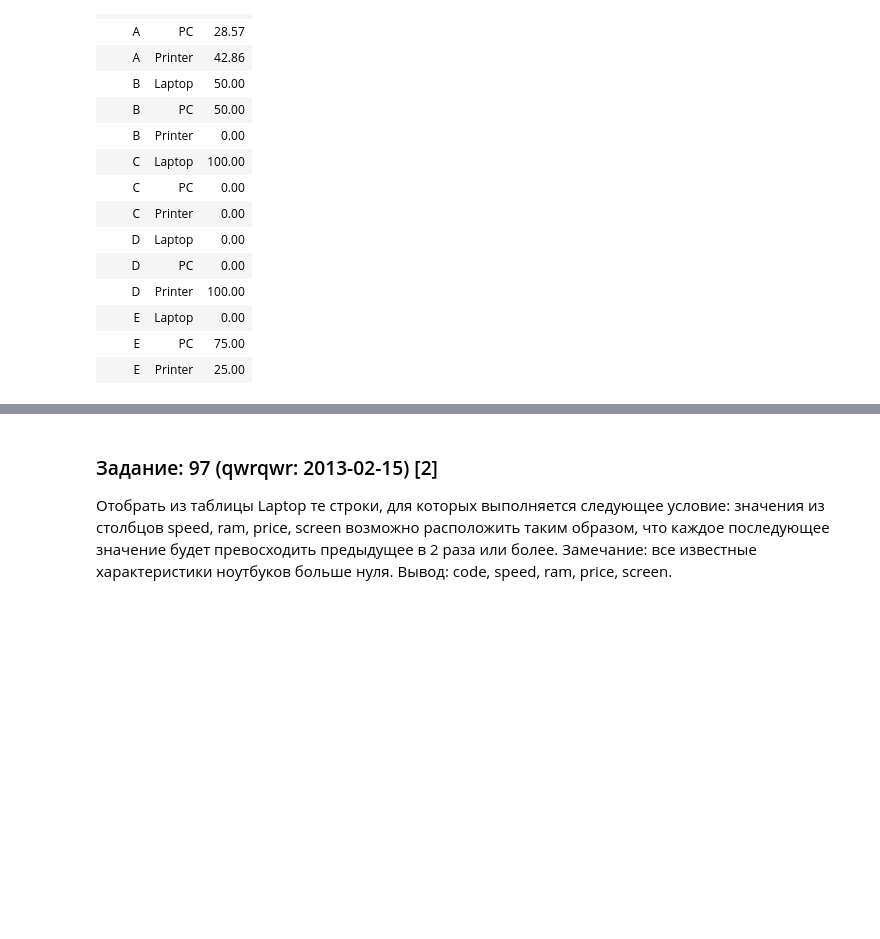
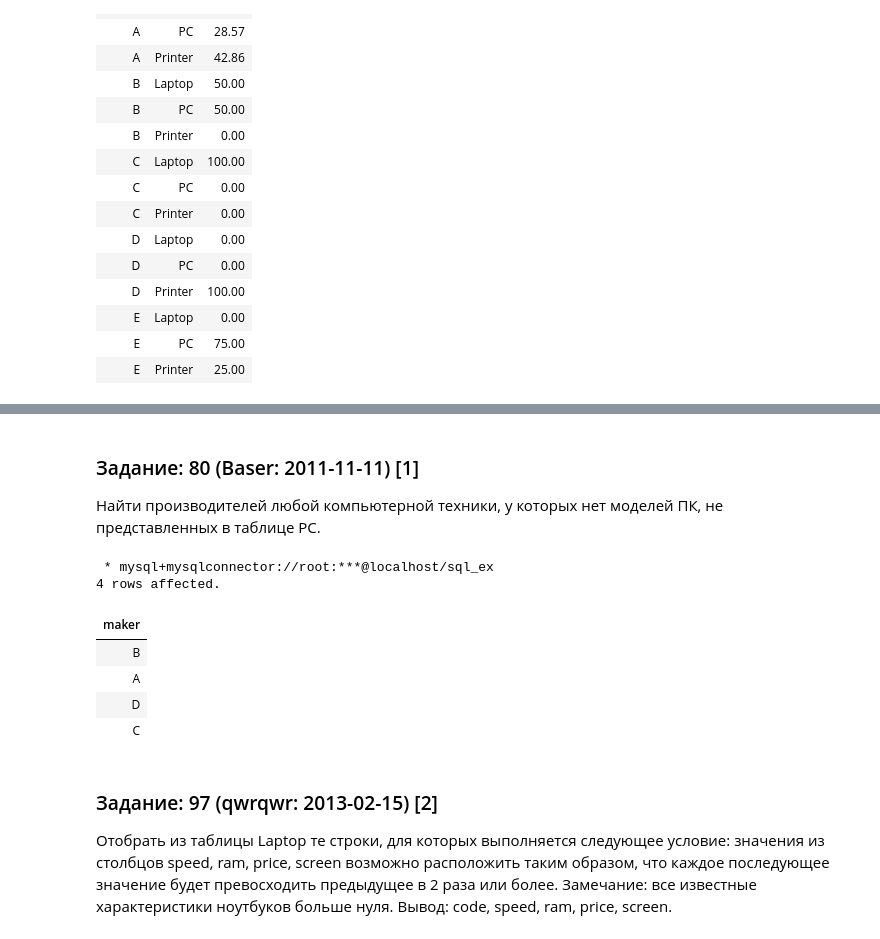
Before and after one commit to dided-s/sql-ex, a Jupyter notebook: select-training/computer-firm/tasks.ipynb, the cells around one changed output, grey strips where cells are left out. Saved outputs shown, nothing was run; the diff lists cells and outputs as text; code cells hidden in the pictures; blank space fills up the shorter version.

```diff
--- a/select-training/computer-firm/tasks.ipynb
+++ b/select-training/computer-firm/tasks.ipynb
@@ -697,3 +788,25 @@ SELECT all_makers_types.maker,
+# %% [markdown]
+### Задание: 80 (Baser: 2011-11-11) [1]
+Найти производителей любой компьютерной техники, у которых нет моделей ПК, не представленных в таблице PC.
+# %%
+%%sql
+SELECT maker
+  FROM product
+
+EXCEPT
+
+SELECT maker
+  FROM product
+ WHERE type = 'pc'
+   AND model NOT IN (SELECT model FROM pc);
+# %% [output]
+ * mysql+mysqlconnector://root:***@localhost/sql_ex
+4 rows affected.
+| maker |
+| B |
+| A |
+| D |
+| C |
 # %% [markdown]
 ### Задание: 97 (qwrqwr: 2013-02-15) [2]
 Отобрать из таблицы Laptop те строки, для которых выполняется следующее условие:
```
Also changed, not shown: parts of 8 cells of this notebook, 6 other files.
